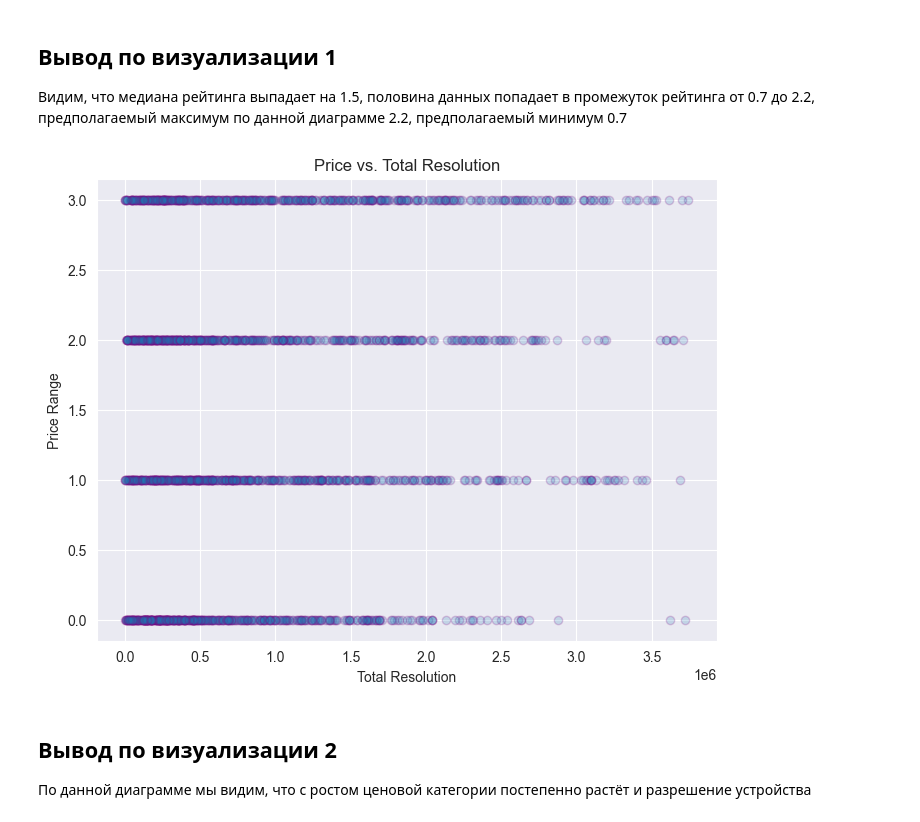
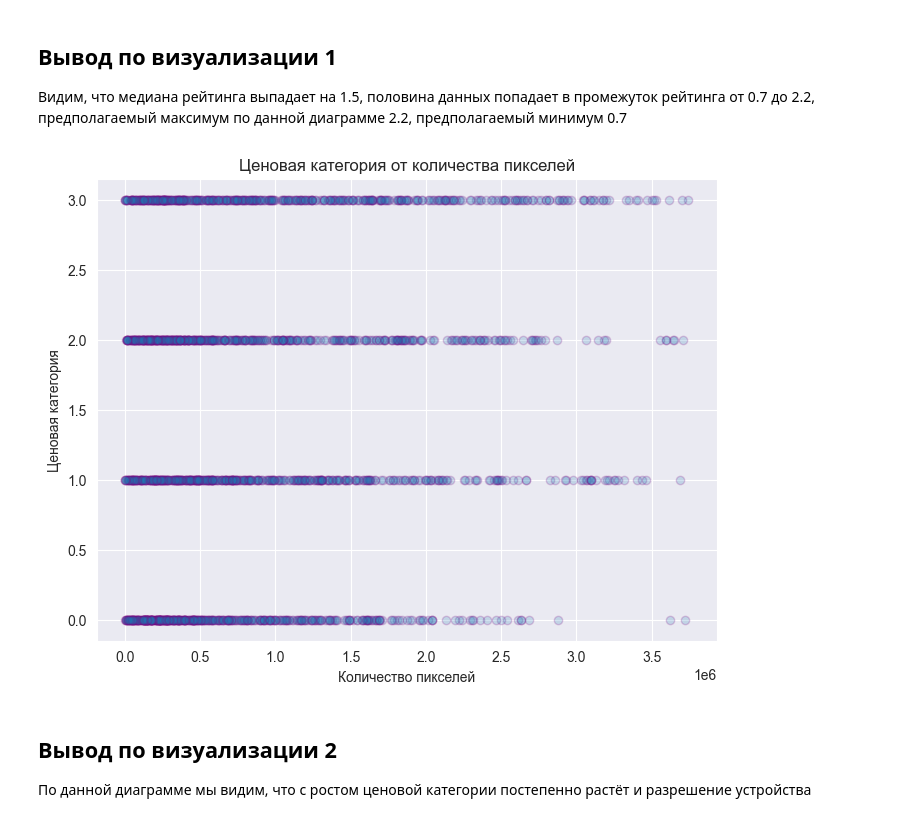
Before and after one commit to FreeCadelca/DS_hsb, a Jupyter notebook: project_2.ipynb, the cells around one changed output. Cells and saved outputs as stored; diff of their text form; code cells hidden in the pictures.

```diff
--- a/project_2.ipynb
+++ b/project_2.ipynb
@@ -238,18 +238,18 @@ plt.show()
 ## Вывод по визуализации 1
 Видим, что медиана рейтинга выпадает на 1.5, половина данных попадает в промежуток рейтинга от 0.7 до 2.2, предполагаемый максимум по данной диаграмме 2.2, предполагаемый минимум 0.7
 # %%
-# Визуализация. 2. График зависимости Зависимость 'price_range' от 'total_resolution'
+# Визуализация 2. График зависимости Зависимость 'price_range' от 'total_resolution'
 df['total_resolution'] = df['px_height'] * df['px_width']
 
 plt.figure(figsize=(8, 6))
 plt.scatter(df['total_resolution'], df['price_range'], alpha=0.2, edgecolor='purple')
-plt.xlabel('Разрешение')
+plt.xlabel('Количество пикселей')
 plt.ylabel('Ценовая категория')
-plt.title('Ценовая категория от разрешения')
+plt.title('Ценовая категория от количества пикселей')
 plt.grid(True)
 plt.show()
 # %% [output]
-[figure, old version]
+[figure, new version]
 # %% [markdown]
 ## Вывод по визуализации 2
 По данной диаграмме мы видим, что с ростом ценовой категории постепенно растёт и разрешение устройства
```
Also changed, not shown: parts of 18 cells of this notebook.
